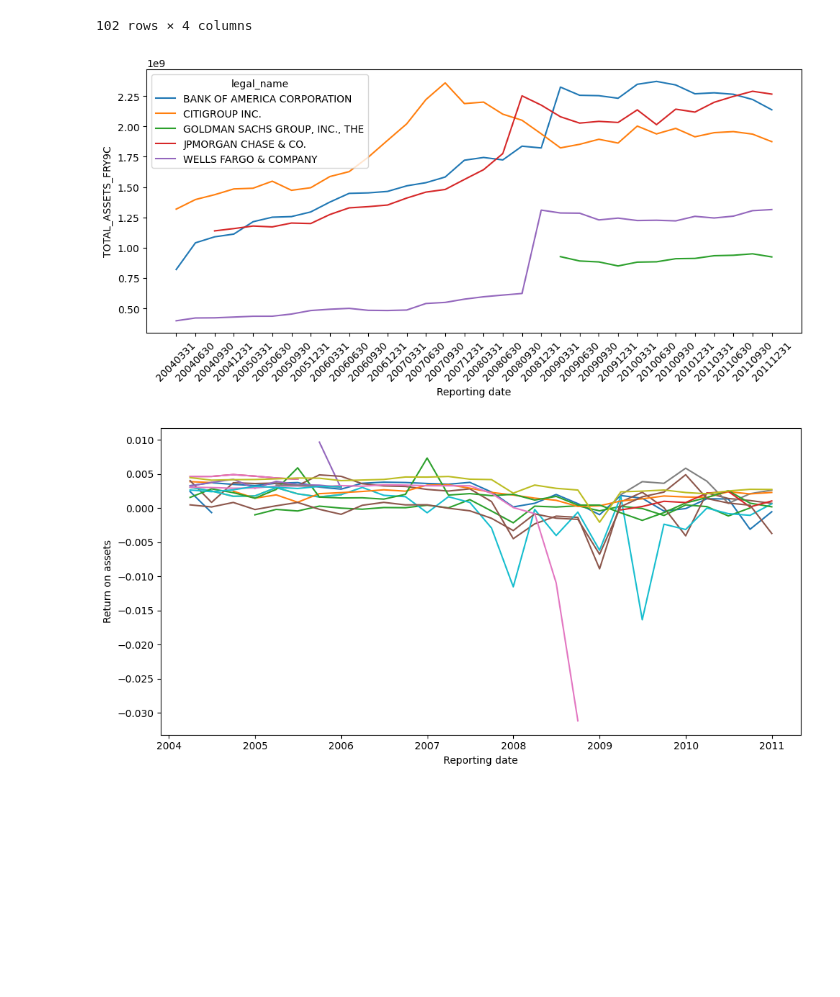
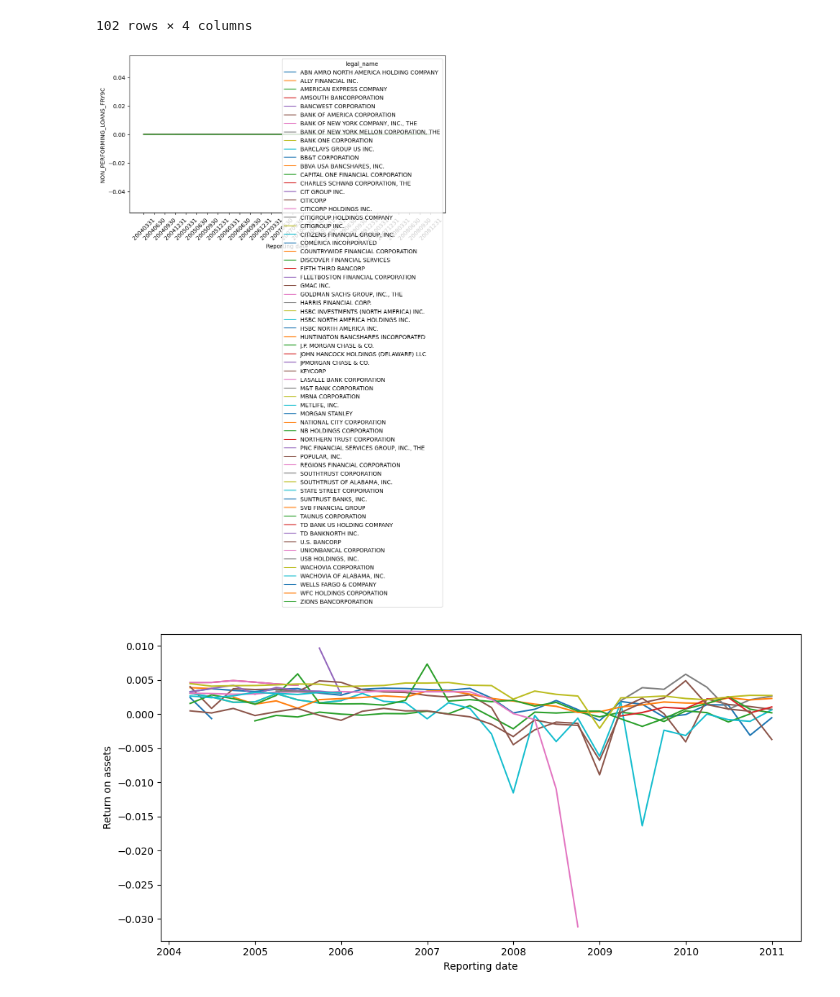
Before and after one commit to jmanacid1/DSE-Project, a Jupyter notebook: Visualize_Crash.ipynb, the cells around one changed output. Saved outputs shown, nothing was run; the diff lists cells and outputs as text; code cells hidden in the pictures; blank space fills up the shorter version.

```diff
--- a/Visualize_Crash.ipynb
+++ b/Visualize_Crash.ipynb
@@ -349,0 +360,37 @@ combined_df.loc[mask_first_in_year, 'quarter_income_FRY9C'] = combined_df.loc[ma
+# %%
+combined_df = combined_df.sort_values(['legal_name', 'year', 'quarter'])
+
+for col in cumulative_cols:
+    new_col = f'Quarterly_{col}'
+
+    # diff within each (bank, year)
+    combined_df[new_col] = (
+        combined_df.groupby(['legal_name', 'year'])[col]
+                   .diff()
+    )
+
+    # first quarter in each (bank, year) → just take the cumulative value
+    mask_first = combined_df.groupby(['legal_name', 'year']).cumcount() == 0
+    combined_df.loc[mask_first, new_col] = combined_df.loc[mask_first, col]
+
+combined_df['return_on_assets'] = combined_df['Quarterly_NET_INCOME_FRY9C']/combined_df['TOTAL_ASSETS_FRY9C']
+
+combined_df['return_on_equity'] = combined_df['Quarterly_NET_INCOME_FRY9C'] /combined_df['TOTAL_EQUITY_FRY9C']
+
+
+loan_cols = [
+    'LOANS_REAL_ESTATE_FRY9C',
+    'LOANS_USBANKS_FRYY9C',
+    'LOANS_NONUSBANKS_FRYY9C',
+    'LOANS_AGRICULTURE_FRY9C',
+    'LOANS_COMMERCE_INDUSTRY_US_FRY9C',
+    'LOANS_COMMERCE_INDUSTRY_NONUS_FRY9C',
+    'LOANS_HOUSEHOLDS_FRY9C',
+    'LOANS_LEASES_FRY9C',
+    'LOANS_FINANCIALINSTITUTIONS_FRY9C',
+]
+
+combined_df['total_loans'] = combined_df[loan_cols].sum(axis=1, skipna=True)
+
+#non performing loans doesn't have info in it right now
+combined_df['non_performing_loan_ratio'] = combined_df['NON_PERFORMING_LOANS_FRY9C'] / combined_df['total_loans']
@@ -365,49 +424,51 @@ combined_df[['quarter','year','NET_INCOME_FRY9C','Quarterly_NET_INCOME_FRY9C']][
 102 rows × 4 columns
 # %%
 pickle_sorted_asset_df = combined_df.groupby('legal_name')['TOTAL_ASSETS_FRY9C'].mean().sort_values(ascending=False)
-pickle_biggest_banks = pickle_sorted_asset_df.index[0:5]
+pickle_biggest_banks = pickle_sorted_asset_df.index[0:100]
 # %%
 # graph from pickle
 import matplotlib.dates as mdates
 
 #set graph params
 start_date = pd.to_datetime('2004-01-01')
-end_date = pd.to_datetime('2012-01-01')
+end_date = pd.to_datetime('2011-01-01')
 
 pickle_time_vis_df = combined_df[(pd.to_datetime(combined_df['quarter']) >= start_date) & (pd.to_datetime(combined_df['quarter']) <= end_date)]
 sorted_pickle_time_vis_df = pickle_time_vis_df.sort_values('quarter')
 sorted_pickle_time_vis_df = sorted_pickle_time_vis_df[sorted_pickle_time_vis_df['legal_name'].isin(pickle_biggest_banks)]
 #sorted_pickle_time_vis_df = sorted_pickle_time_vis_df[sorted_pickle_time_vis_df['legal_name'] == 'COMMERCE BANCSHARES, INC.']
 #print(sorted_pickle_time_vis_df.head(20))
 #print(set(sorted_pickle_time_vis_df['quarter']))
 
 
 #x_value = 'Quarterly_NET_INCOME_FRY9C'
-x_value = 'TOTAL_ASSETS_FRY9C'
+#x_value = 'Quarterly_CHARGED_OFF_REAL_ESTATE_FRY9C'
+#x_value = 'LOANS_LOSS_PROVISIONS_FRY9C' # 'Quarterly_LOANS_LOSS_PROVISIONS_FRY9C'
+x_value = 'NON_PERFORMING_LOANS_FRY9C'
 
 fig, ax = plt.subplots(figsize=(10, 5))
 
 for name, group in sorted_pickle_time_vis_df.groupby('legal_name'):
     ax.plot(
         group['quarter'],
         group[x_value],
         label=name,          # <- each line gets its own label
     )
 
 
 dates = sorted_pickle_time_vis_df['quarter']
 
 # get unique, ordered dates
 xticks = dates.drop_duplicates()      # or: np.sort(dates.unique())
 
 ax.set_xticks(xticks)
 ax.tick_params(axis='x', rotation=45)
 ax.set_xlabel('Reporting date')
 ax.set_ylabel(x_value),
 ax.legend(title='legal_name')    # show the labels
 fig.tight_layout()
 # %% [output]
-[figure, old version]
+[figure, new version]
 # %%
 hfjdksa
 fig, ax = plt.subplots(figsize=(10, 5))
```
Also changed, not shown: parts of 5 cells of this notebook.
